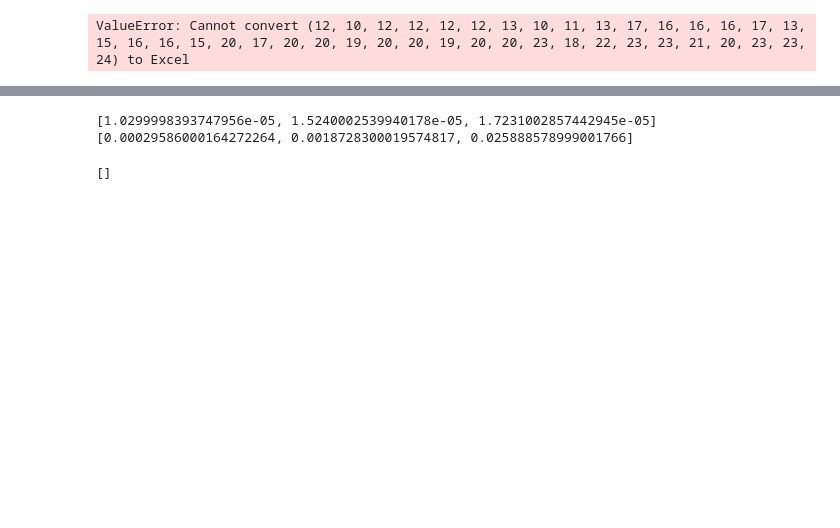
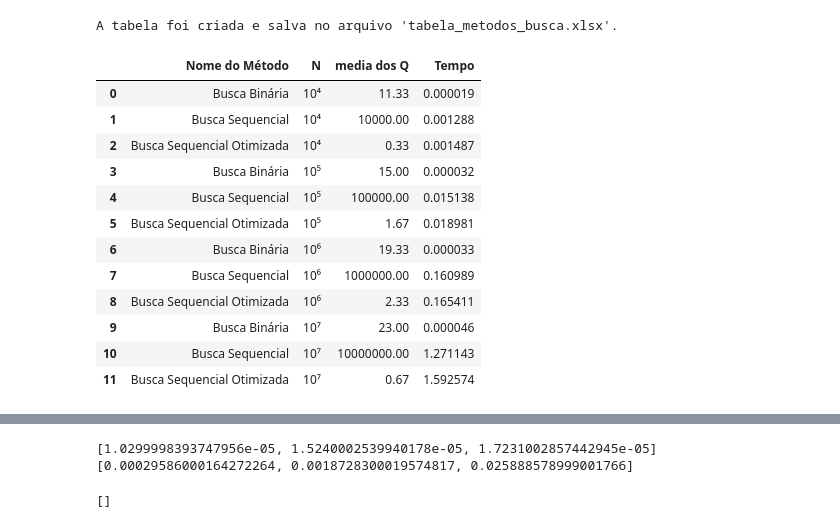
Before and after one commit to reidnersousa/IFB_Analise_Algoritmo_2024, a Jupyter notebook: Analise_Algoritmo_busca.ipynb, the cells around one changed output, grey strips where cells are left out. Saved outputs shown, nothing was run; the diff lists cells and outputs as text; code cells hidden in the pictures; blank space fills up the shorter version.

```diff
--- a/Analise_Algoritmo_busca.ipynb
+++ b/Analise_Algoritmo_busca.ipynb
@@ -251,38 +280,95 @@ sheet['A7'] = 'Busca Sequencial Otimizada'
 sheet['A8'] = 'Busca Binária'
 sheet['A9'] = 'Busca Sequencial'
 sheet['A10'] = 'Busca Sequencial Otimizada'
+
+
+sheet['A11'] = 'Busca Binária'
+sheet['A12'] = 'Busca Sequencial'
+sheet['A13'] = 'Busca Sequencial Otimizada'
 # Agora você pode preencher os dados nas células abaixo dos títulos
 # Por exemplo:
 
 sheet['B1'] = 'N'
 sheet['B2'] = '10⁴'
 sheet['B3'] = '10⁴'
 sheet['B4'] = '10⁴'
 
 sheet['B5'] = '10⁵'
 sheet['B6'] = '10⁵'
 sheet['B7'] = '10⁵'
 
 
-sheet['B5'] = '10⁶'
-sheet['B6'] = '10⁶'
-sheet['B7'] = '10⁶'
+sheet['B8'] = '10⁶'
+sheet['B9'] = '10⁶'
+sheet['B10'] = '10⁶'
 
-sheet['B8'] = '10⁷'
-sheet['B9'] = '10⁷'
-sheet['B10'] = '10⁷'
+sheet['B11'] = '10⁷'
+sheet['B12'] = '10⁷'
+sheet['B13'] = '10⁷'
 
 
 
 sheet['C1'] = 'media dos Q'
-sheet['C1']= manager.num_q_bin
+sheet['C2']= manager.q_bin_media_10_4
+sheet['C3']= manager.q_seq_media_10_4
+sheet['C4']= manager.q_seq_o_media_10_4
+
+sheet['C5']= manager.q_bin_media_10_5
+sheet['C6']= manager.q_seq_media_10_5
+sheet['C7']= manager.q_seq_o_media_10_5
+
+sheet['C8']= manager.q_bin_media_10_6
+sheet['C9']= manager.q_seq_media_10_6
+sheet['C10']= manager.q_seq_o_media_10_6
+
+
+sheet['C11']= manager.q_bin_media_10_7
+
+sheet['C12']= manager.q_seq_media_10_7
+
+sheet['C13']= manager.q_seq_o_media_10_7
+
 sheet['D1'] = 'Tempo'
+sheet['D2'] = manager.resultado_busca_binaria[0]
+sheet['D3'] = manager.resultado_busca_sequencial[0]
+sheet['D4'] = manager.resultado_sequencial_otimizado[0]
 
+sheet['D5'] = manager.resultado_busca_binaria[1]
+sheet['D6'] = manager.resultado_busca_sequencial[1]
+sheet['D7'] = manager.resultado_sequencial_otimizado[1]
+
+
+sheet['D8'] = manager.resultado_busca_binaria[2]
+sheet['D9'] = manager.resultado_busca_sequencial[2]
+sheet['D10'] = manager.resultado_sequencial_otimizado[2]
+
+
+
+sheet['D11'] = manager.resultado_busca_binaria[3]
+sheet['D12'] = manager.resultado_busca_sequencial[3]
+sheet['D13'] = manager.resultado_sequencial_otimizado[3]
 
 # Salve o arquivo
 nome_arquivo = 'tabela_metodos_busca.xlsx'
 workbook.save(nome_arquivo)
 
 print(f"A tabela foi criada e salva no arquivo '{nome_arquivo}'.")
+import pandas as pd
+
+excel = pd.read_excel('tabela_metodos_busca.xlsx')
+excel
 # %% [output]
-ValueError: Cannot convert (12, 10, 12, 12, 12, 12, 13, 10, 11, 13, 17, 16, 16, 16, 17, 13, 15, 16, 16, 15, 20, 17, 20, 20, 19, 20, 20, 19, 20, 20, 23, 18, 22, 23, 23, 21, 20, 23, 23, 24) to Excel
+A tabela foi criada e salva no arquivo 'tabela_metodos_busca.xlsx'.
+|  | Nome do Método | N | media dos Q | Tempo |
+| 0 | Busca Binária | 10⁴ | 11.33 | 0.000019 |
+| 1 | Busca Sequencial | 10⁴ | 10000.00 | 0.001288 |
+| 2 | Busca Sequencial Otimizada | 10⁴ | 0.33 | 0.001487 |
+| 3 | Busca Binária | 10⁵ | 15.00 | 0.000032 |
+| 4 | Busca Sequencial | 10⁵ | 100000.00 | 0.015138 |
+| 5 | Busca Sequencial Otimizada | 10⁵ | 1.67 | 0.018981 |
+| 6 | Busca Binária | 10⁶ | 19.33 | 0.000033 |
+| 7 | Busca Sequencial | 10⁶ | 1000000.00 | 0.160989 |
+| 8 | Busca Sequencial Otimizada | 10⁶ | 2.33 | 0.165411 |
+| 9 | Busca Binária | 10⁷ | 23.00 | 0.000046 |
+| 10 | Busca Sequencial | 10⁷ | 10000000.00 | 1.271143 |
+| 11 | Busca Sequencial Otimizada | 10⁷ | 0.67 | 1.592574 |
```
Also changed, not shown: parts of 6 cells of this notebook.
